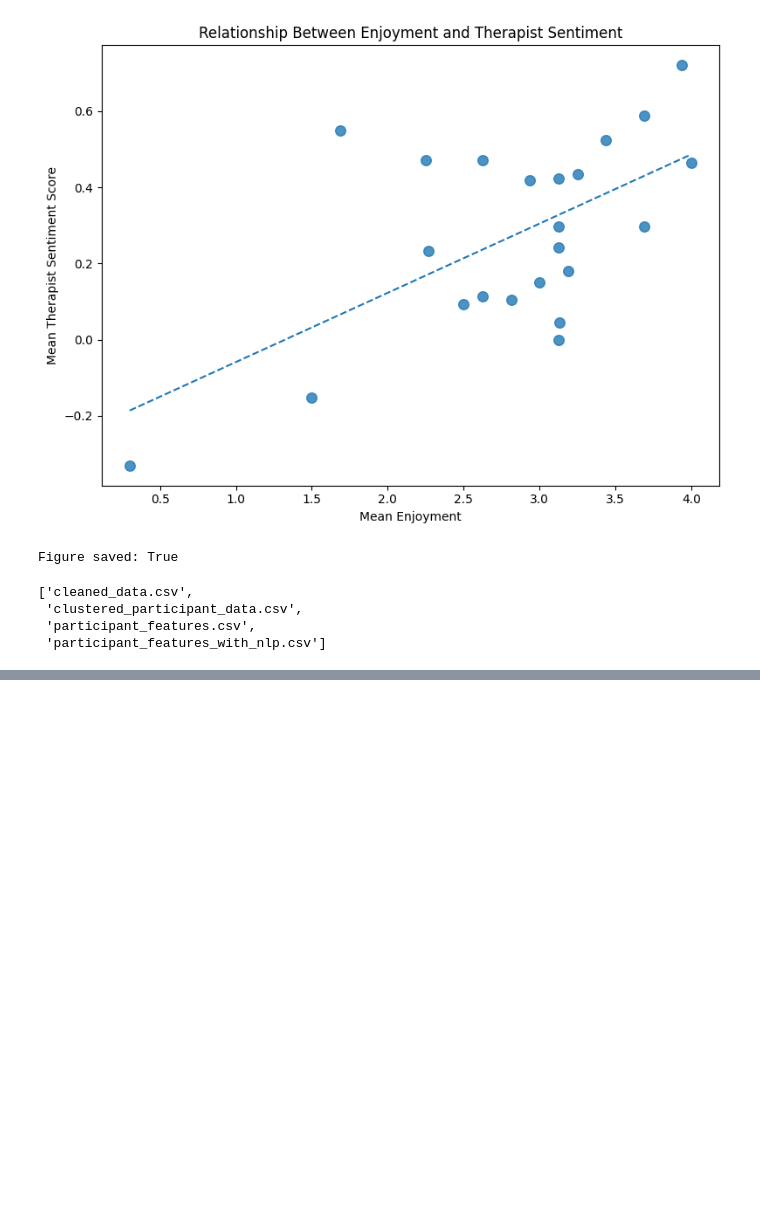
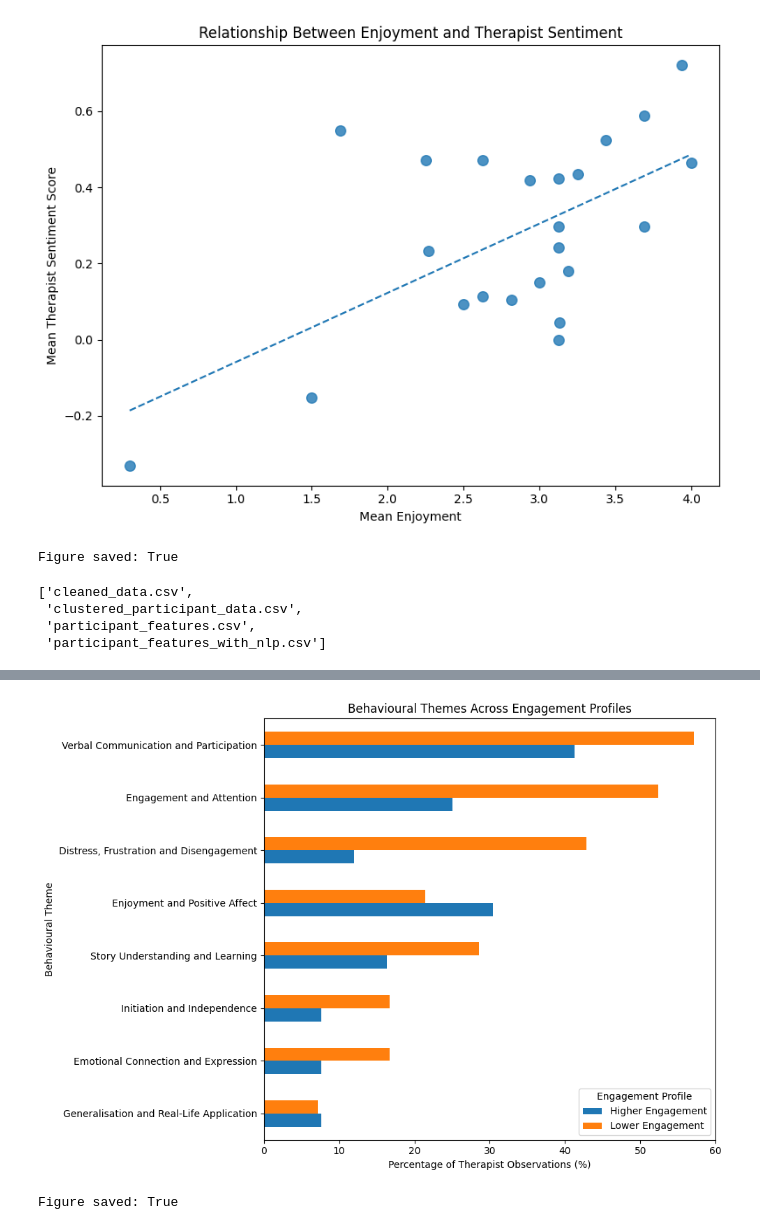
Before and after one commit to PuspitaGoswami/asd-interventions, a Jupyter notebook: notebooks/05_profile_interpretation.ipynb, the cells around one changed output, grey strips where cells are left out. Cells and saved outputs as stored; diff of their text form; code cells hidden in the pictures; blank space fills up the shorter version.

Commit message:
Add profile interpretation, sentiment analysis, and behavioural theme comparison

```diff
--- a/notebooks/05_profile_interpretation.ipynb
+++ b/notebooks/05_profile_interpretation.ipynb
@@ -584,0 +1041,3 @@ Figure saved: True
+# %%
+for theme, keywords in theme_keywords.items():
+    print(theme, ":", keywords)
@@ -584,0 +1095,11 @@ Figure saved: True
+# %%
+theme_keywords["Distress, Frustration and Disengagement"].extend([
+    "angry",
+    "anger",
+    "anxious",
+    "anxiety",
+    "reluctant",
+    "inattentive",
+    "don't want",
+    "do not want"
+])
@@ -584,0 +1550,49 @@ Figure saved: True
+# %%
+theme_plot_df = (
+    theme_profile_df[
+        ["Engagement_Profile", "Theme", "Percentage"]
+    ]
+    .pivot(
+        index="Theme",
+        columns="Engagement_Profile",
+        values="Percentage"
+    )
+)
+
+# Order by overall prevalence for easier interpretation
+theme_plot_df["Overall"] = theme_plot_df.mean(axis=1)
+
+theme_plot_df = (
+    theme_plot_df
+    .sort_values("Overall", ascending=True)
+    .drop(columns="Overall")
+)
+
+ax = theme_plot_df.plot(
+    kind="barh",
+    figsize=(10, 7)
+)
+
+plt.xlabel("Percentage of Therapist Observations (%)")
+plt.ylabel("Behavioural Theme")
+plt.title("Behavioural Themes Across Engagement Profiles")
+
+plt.legend(
+    title="Engagement Profile"
+)
+
+plt.tight_layout()
+theme_figure_path = (
+    figures_folder / "behavioural_themes_by_engagement_profile.png"
+)
+
+plt.savefig(
+    theme_figure_path,
+    dpi=300,
+    bbox_inches="tight"
+)
+plt.show()
+print("Figure saved:", theme_figure_path.exists())
+# %% [output]
+[figure, added]
+Figure saved: True
```
Also changed, not shown: parts of 45 cells of this notebook.
